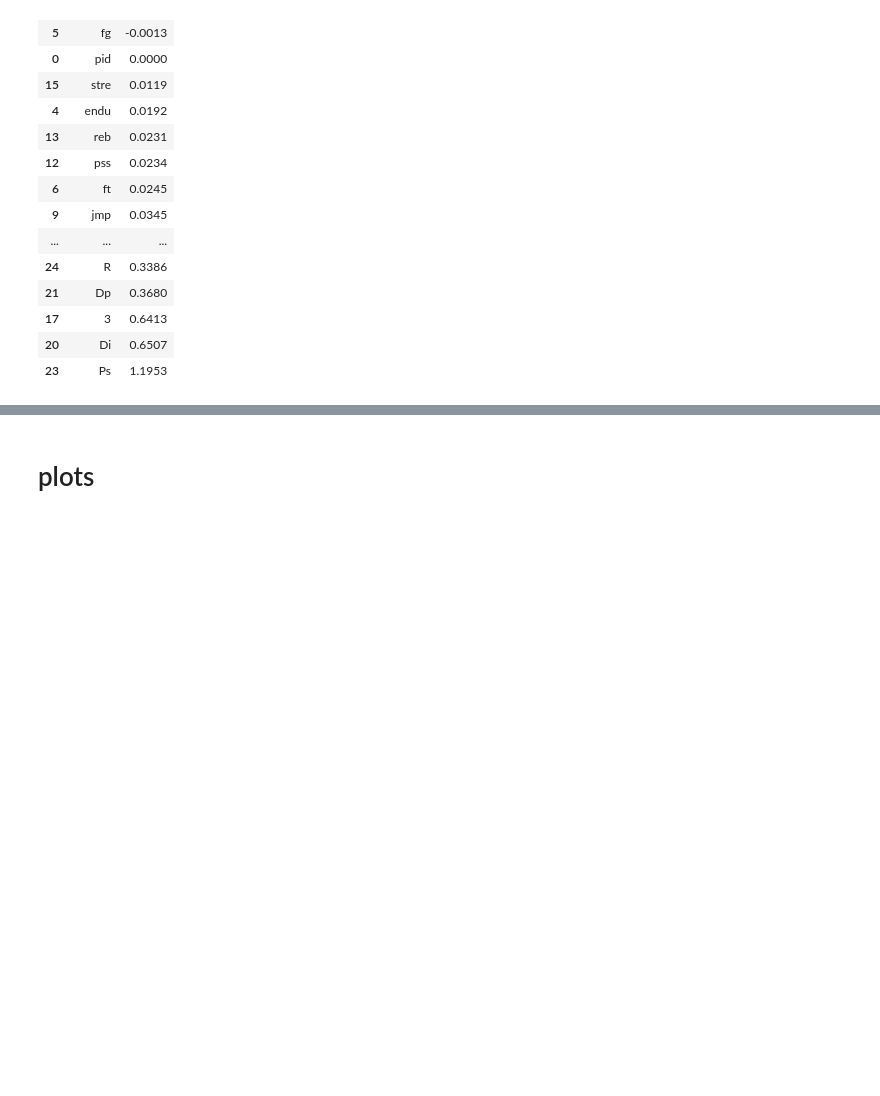
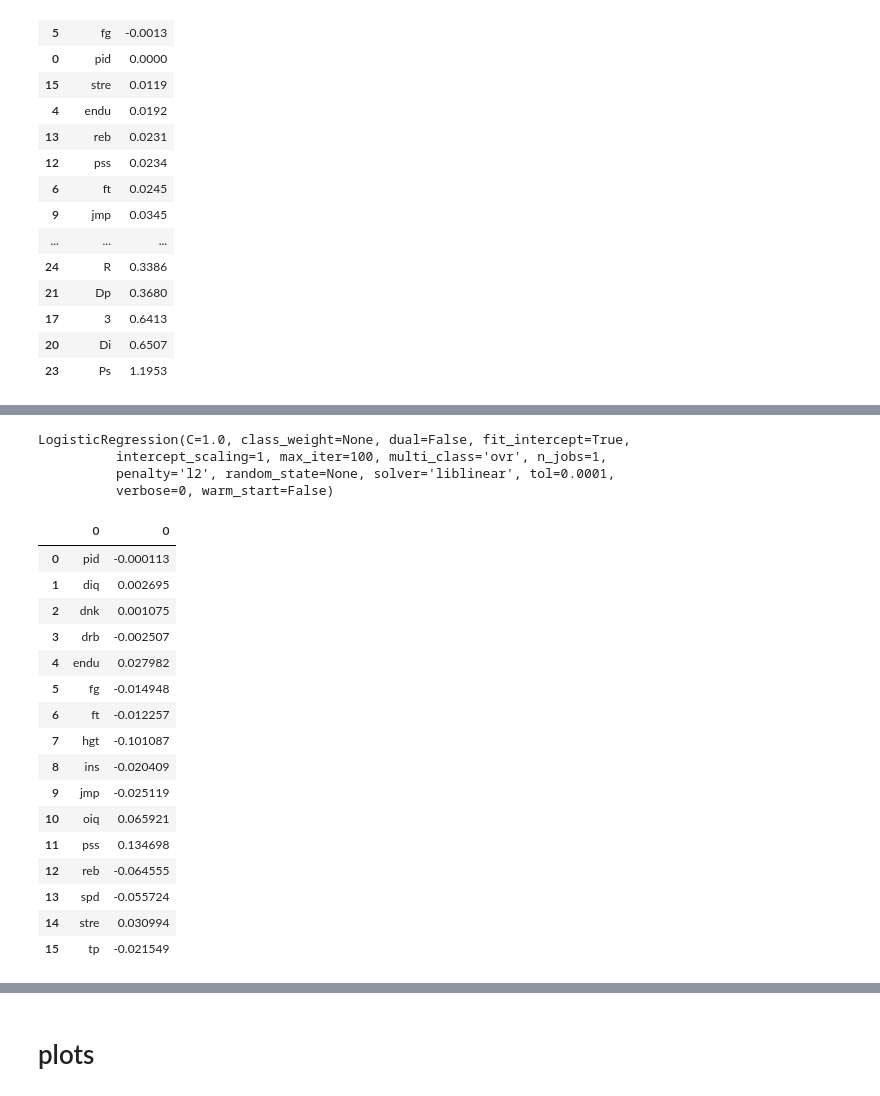
Before and after one commit to aemrich/bbgm_predict, a Jupyter notebook: analysis.ipynb, the cells around one changed output, grey strips where cells are left out. Drawn from its saved outputs; the diff is of its cells as text; code cells hidden in the pictures; blank space fills up the shorter version.

Commit message:
started log regression

```diff
--- a/analysis.ipynb
+++ b/analysis.ipynb
@@ -325,0 +299,33 @@ reb
+# %%
+log_cols_to_drop.extend(['Ps', '3', 'ovr', 'A', 'B', 'Di', 'Dp', 'Po', 'R'])
+# %%
+log_cols_to_drop = set(log_cols_to_drop)
+# %%
+lr.fit(df_ewa_ratings.drop(log_cols_to_drop, axis=1), df_ewa_ratings['Ps'])
+# %% [output]
+LogisticRegression(C=1.0, class_weight=None, dual=False, fit_intercept=True,
+          intercept_scaling=1, max_iter=100, multi_class='ovr', n_jobs=1,
+          penalty='l2', random_state=None, solver='liblinear', tol=0.0001,
+          verbose=0, warm_start=False)
+# %%
+df_coef = pd.concat([pd.DataFrame(df_ewa_ratings.drop(cols_to_drop, axis=1).columns),pd.DataFrame(np.transpose(lr.coef_))], axis = 1)
+# %%
+df_coef
+# %% [output]
+|  | 0 | 0 |
+| 0 | pid | -0.000113 |
+| 1 | diq | 0.002695 |
+| 2 | dnk | 0.001075 |
+| 3 | drb | -0.002507 |
+| 4 | endu | 0.027982 |
+| 5 | fg | -0.014948 |
+| 6 | ft | -0.012257 |
+| 7 | hgt | -0.101087 |
+| 8 | ins | -0.020409 |
+| 9 | jmp | -0.025119 |
+| 10 | oiq | 0.065921 |
+| 11 | pss | 0.134698 |
+| 12 | reb | -0.064555 |
+| 13 | spd | -0.055724 |
+| 14 | stre | 0.030994 |
+| 15 | tp | -0.021549 |
```
Also changed, not shown: parts of 15 cells of this notebook, 2 other files.
